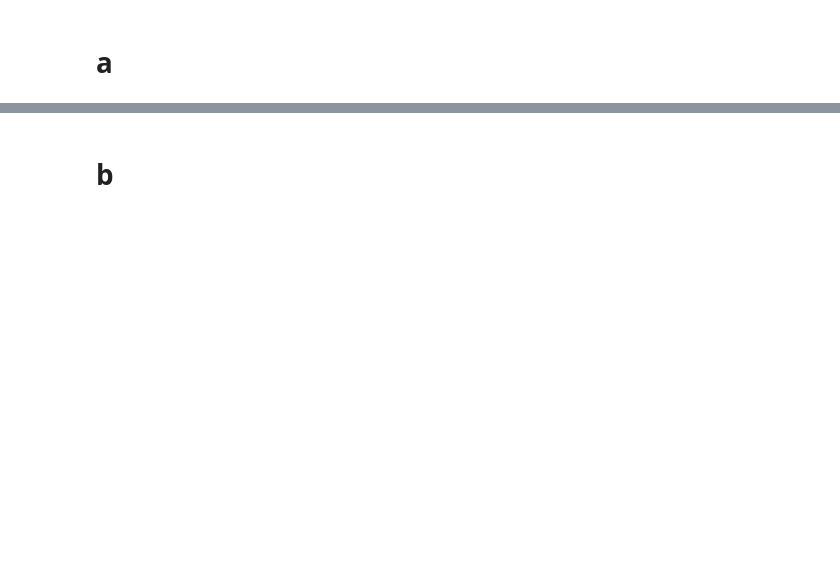
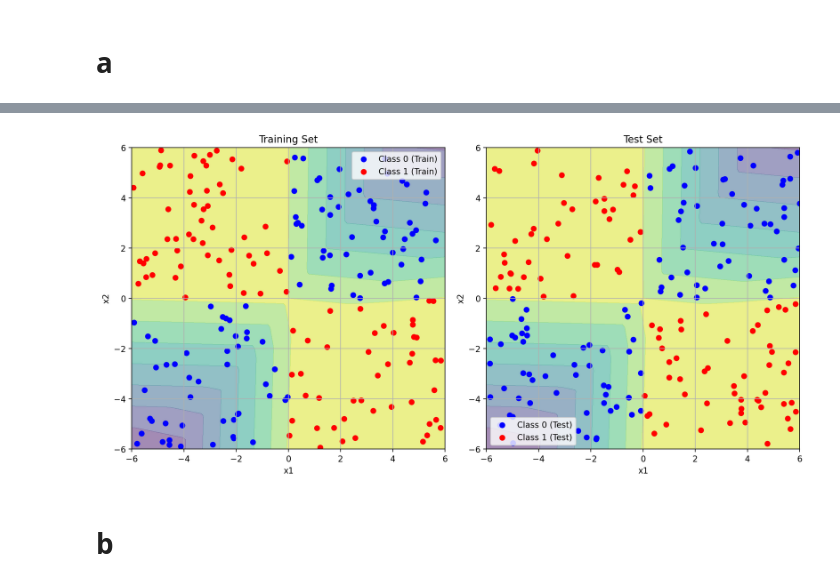
Before and after one commit to AbhayVG/ES-335-Assignment-3, a Jupyter notebook: Q_2.ipynb, the cells around one changed output, grey strips where cells are left out. Cells and saved outputs as stored; diff of their text form; code cells hidden in the pictures; blank space fills up the shorter version.

```diff
--- a/Q_2.ipynb
+++ b/Q_2.ipynb
@@ -130,3 +143,48 @@ Accuracy on the testing set: 98.25 %
+# %%
+# plot the decision surface for the obtained model.
+
+def predict_plot_grid(model,s):
+    x1 = np.linspace(-6, 6, s)
+    x2 = np.linspace(-6, 6, s)
+    xx1, xx2 = np.meshgrid(x1, x2)
+    X = np.column_stack((xx1.ravel(), xx2.ravel()))
+    y = model.forward(torch.tensor(X, dtype=torch.float32)).detach().numpy().reshape(s, s)
+    return xx1, xx2, y
+# plot the decision surface for the obtained model.
+
+def plot_decision_surface(model, x_train, y_train, x_test, y_test, s=100):
+    print(predict_plot_grid(model,s))
+    xx1, xx2, y = predict_plot_grid(model,s)
+    plt.figure(figsize=(12, 6))
+
+    # Training set
+    plt.subplot(1, 2, 1)
+    plt.contourf(xx1, xx2, y, alpha=0.5)
+    plt.scatter(x_train[y_train==0][:,0], x_train[y_train==0][:,1], c='b', label='Class 0 (Train)')
+    plt.scatter(x_train[y_train==1][:,0], x_train[y_train==1][:,1], c='r', label='Class 1 (Train)')
+    plt.xlabel('x1')
+    plt.ylabel('x2')
+    plt.title('Training Set')
+    plt.legend()
+    plt.grid(True)
+
+    # Test set
+    plt.subplot(1, 2, 2)
+    plt.contourf(xx1, xx2, y, alpha=0.5)
+    plt.scatter(x_test[y_test==0][:,0], x_test[y_test==0][:,1], c='b', label='Class 0 (Test)')
+    plt.scatter(x_test[y_test==1][:,0], x_test[y_test==1][:,1], c='r', label='Class 1 (Test)')
+    plt.xlabel('x1')
+    plt.ylabel('x2')
+    plt.title('Test Set')
+    plt.legend()
+    plt.grid(True)
+
+    plt.tight_layout()
+    plt.show()
+# %%
+plot_decision_surface(learned_model_no_reg, concatenated_x_train, y_train, concatenated_x_test, y_test, s=100)
+# %% [output]
+[figure, added]
 # %% [markdown]
 # b
 # %%
```
Also changed, not shown: parts of 28 cells of this notebook.
